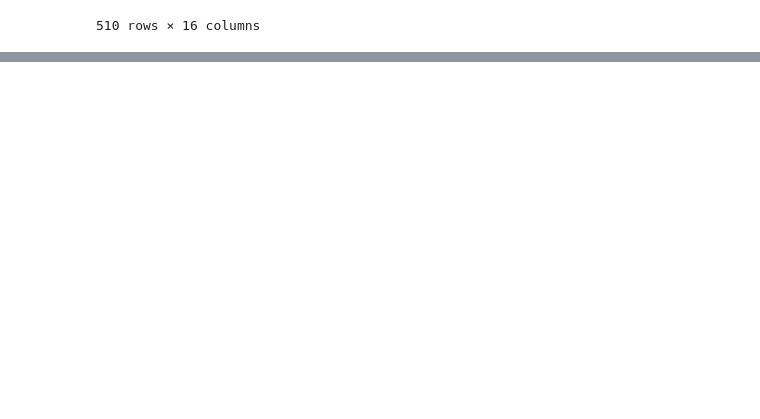
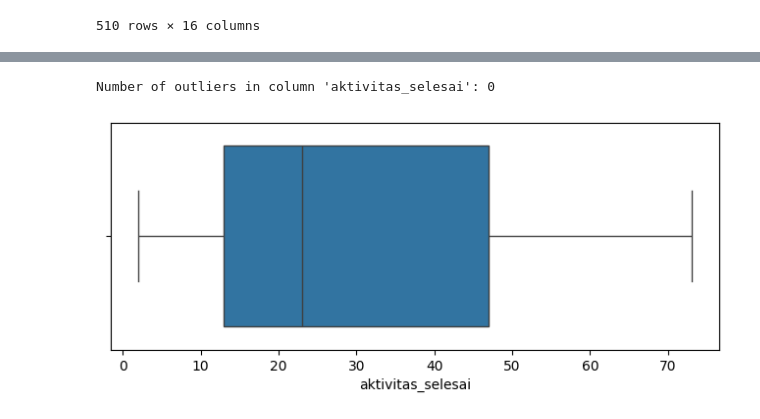
Before and after one commit to Evianitary18/Programming-With-Python, a Jupyter notebook: Evianita_Rifka_Yulistia_Final_Project.ipynb, the cells around one changed output, grey strips where cells are left out. Drawn from its saved outputs; the diff is of its cells as text; code cells hidden in the pictures; blank space fills up the shorter version.

```diff
--- a/Evianita_Rifka_Yulistia_Final_Project.ipynb
+++ b/Evianita_Rifka_Yulistia_Final_Project.ipynb
@@ -307,0 +639,4 @@ df_project['review_kelas'] = df_project['review_kelas'].apply(lambda x: "review
+# %%
+# combine several names of fields of study because they actually have the same value
+df_project.bidang_studi = df_project.bidang_studi.replace(['administrasi umum', 'teknik & sains', 'design', 'marketing', 'perecanaan bisnis'],
+ ['administrasi', 'teknik dan sains', 'desain', 'pemasaran', 'perencanaan bisnis'], regex=True)
@@ -307,0 +819,12 @@ df_project['review_kelas'] = df_project['review_kelas'].apply(lambda x: "review
+# %%
+#function to filter outliers
+def filter_outlier(df_project, nama_kolom):
+
+    # Mengambil indeks outlier upper dan lower bound
+    upper_bound = cek_outlier(df_project, nama_kolom, 'upper_bound')
+    lower_bound = cek_outlier(df_project, nama_kolom, 'lower_bound')
+
+    # Menghapus baris yang merupakan outlier
+    df_filtered = df_project.loc[~df_project.index.isin(upper_bound + lower_bound)]
+
+    return df_filtered
@@ -307,0 +891,4 @@ df_project['review_kelas'] = df_project['review_kelas'].apply(lambda x: "review
+# %%
+# calling the activity's filter_outlier 'aktivitas_selesai'
+df_p1 = filter_outlier(df_project, 'aktivitas_selesai')
+print(df_p1.shape)
@@ -307,0 +899,24 @@ df_project['review_kelas'] = df_project['review_kelas'].apply(lambda x: "review
+# %%
+from scipy.stats.mstats import winsorize
+
+# Function to calculate outliers based on upper bound
+def count_upper_outliers(df, column_name):
+    Q1, Q3 = df[column_name].quantile(0.25), df[column_name].quantile(0.75)
+    upper_bound = Q3 + 1.5 * (Q3 - Q1)
+    return len(df[df[column_name] > upper_bound])
+
+# Winsorize the 'aktivitas_selesai' column at the 5th and 95th percentiles
+df_p1['aktivitas_selesai'] = winsorize(df_p1['aktivitas_selesai'], limits=[0.05, 0.05])
+
+# Checking for outliers after Winsorization
+num_outliers = count_upper_outliers(df_p1, 'aktivitas_selesai')
+print(f"Number of outliers in column 'aktivitas_selesai': {num_outliers}")
+# %% [output]
+Number of outliers in column 'aktivitas_selesai': 0
+# %%
+# displays visualization with a boxplot after filtering outliers
+plt.figure(figsize=(8, 3))
+sns.boxplot(x= 'aktivitas_selesai', data=df_p1)
+plt.show()
+# %% [output]
+[figure, added]
```
Also changed, not shown: parts of 142 cells of this notebook.
